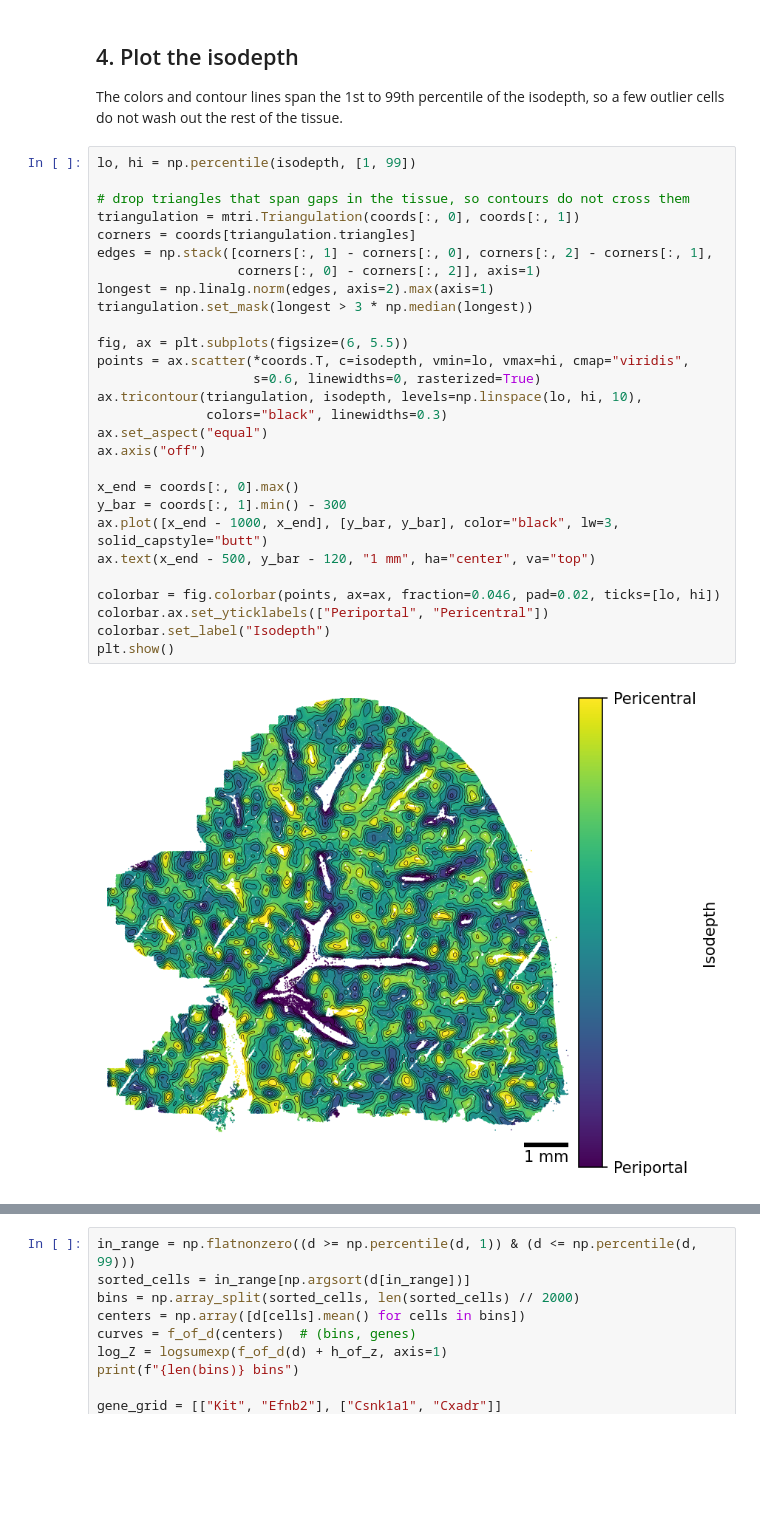
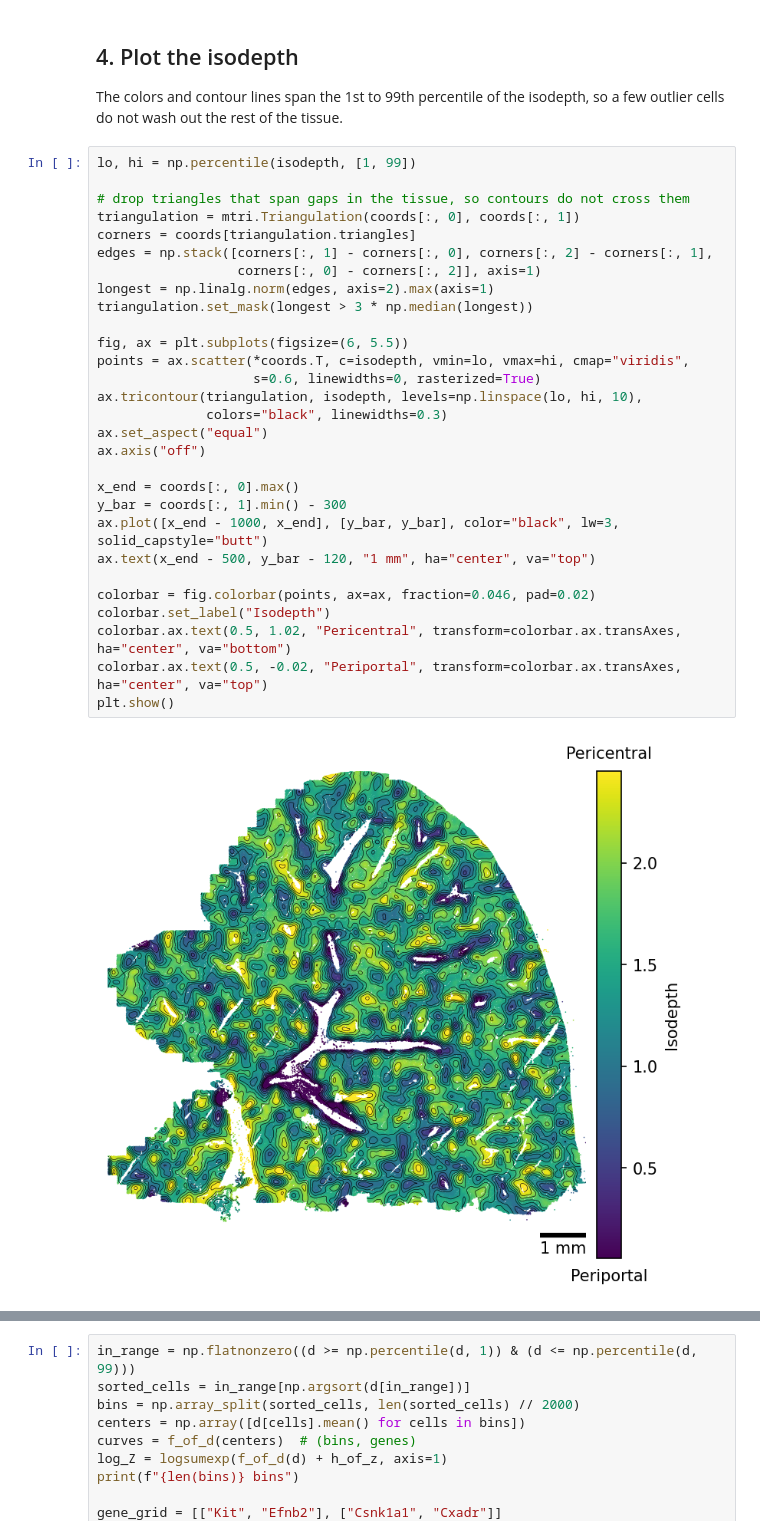
Before and after one commit to chitra-lab/GASTON-VI, a Jupyter notebook: notebooks/liver_tutorial.ipynb, the cells around one changed output, grey strips where cells are left out. Drawn from its saved outputs; the diff is of its cells as text; blank space fills up the shorter version.

Commit message:
Simplify single-slice liver tutorial figures
Remove the raw expression maps and add numeric ticks to the isodepth
colorbar.

Co-Authored-By: Claude Opus 5.5 <noreply@anthropic.com>

```diff
--- a/notebooks/liver_tutorial.ipynb
+++ b/notebooks/liver_tutorial.ipynb
@@ -163,33 +163,34 @@ outlier cells do not wash out the rest of the tissue.
 # %%
 lo, hi = np.percentile(isodepth, [1, 99])
 
 # drop triangles that span gaps in the tissue, so contours do not cross them
 triangulation = mtri.Triangulation(coords[:, 0], coords[:, 1])
 corners = coords[triangulation.triangles]
 edges = np.stack([corners[:, 1] - corners[:, 0], corners[:, 2] - corners[:, 1],
                   corners[:, 0] - corners[:, 2]], axis=1)
 longest = np.linalg.norm(edges, axis=2).max(axis=1)
 triangulation.set_mask(longest > 3 * np.median(longest))
 
 fig, ax = plt.subplots(figsize=(6, 5.5))
 points = ax.scatter(*coords.T, c=isodepth, vmin=lo, vmax=hi, cmap="viridis",
                     s=0.6, linewidths=0, rasterized=True)
 ax.tricontour(triangulation, isodepth, levels=np.linspace(lo, hi, 10),
               colors="black", linewidths=0.3)
 ax.set_aspect("equal")
 ax.axis("off")
 
 x_end = coords[:, 0].max()
 y_bar = coords[:, 1].min() - 300
 ax.plot([x_end - 1000, x_end], [y_bar, y_bar], color="black", lw=3, solid_capstyle="butt")
 ax.text(x_end - 500, y_bar - 120, "1 mm", ha="center", va="top")
 
-colorbar = fig.colorbar(points, ax=ax, fraction=0.046, pad=0.02, ticks=[lo, hi])
-colorbar.ax.set_yticklabels(["Periportal", "Pericentral"])
+colorbar = fig.colorbar(points, ax=ax, fraction=0.046, pad=0.02)
 colorbar.set_label("Isodepth")
+colorbar.ax.text(0.5, 1.02, "Pericentral", transform=colorbar.ax.transAxes, ha="center", va="bottom")
+colorbar.ax.text(0.5, -0.02, "Periportal", transform=colorbar.ax.transAxes, ha="center", va="top")
 plt.show()
 # %% [output]
-[figure, old version]
+[figure, new version]
 # %% [markdown]
 ## 5. Example genes
 
```
Also changed, not shown: parts of 4 cells of this notebook.
